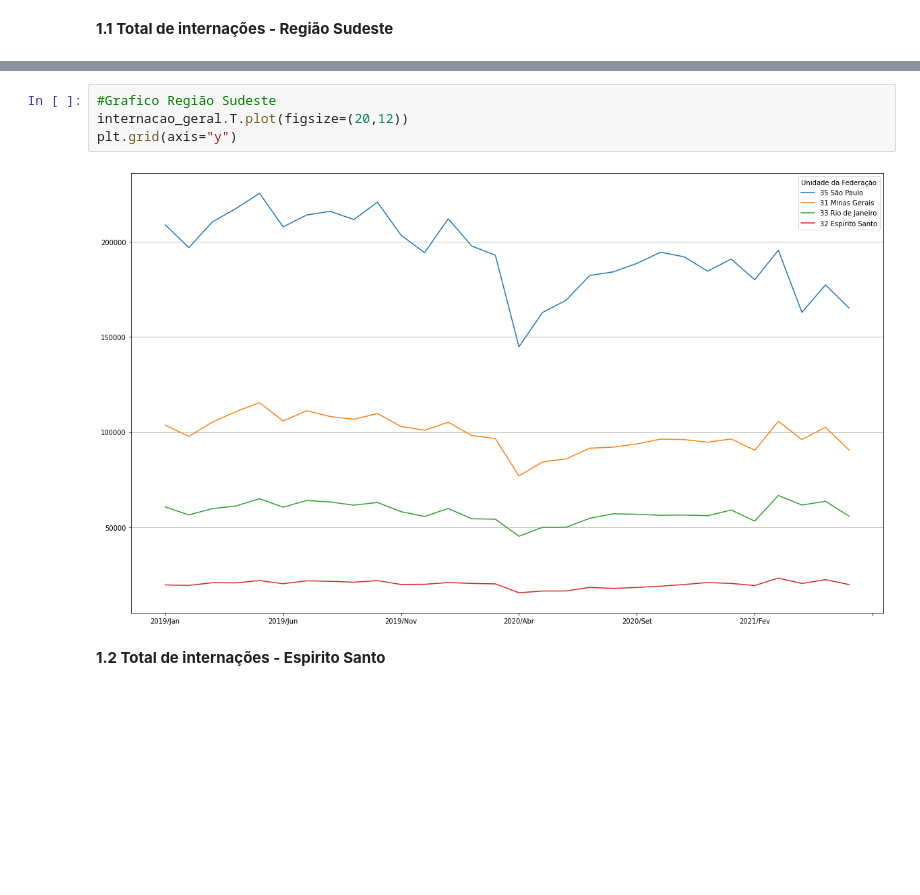
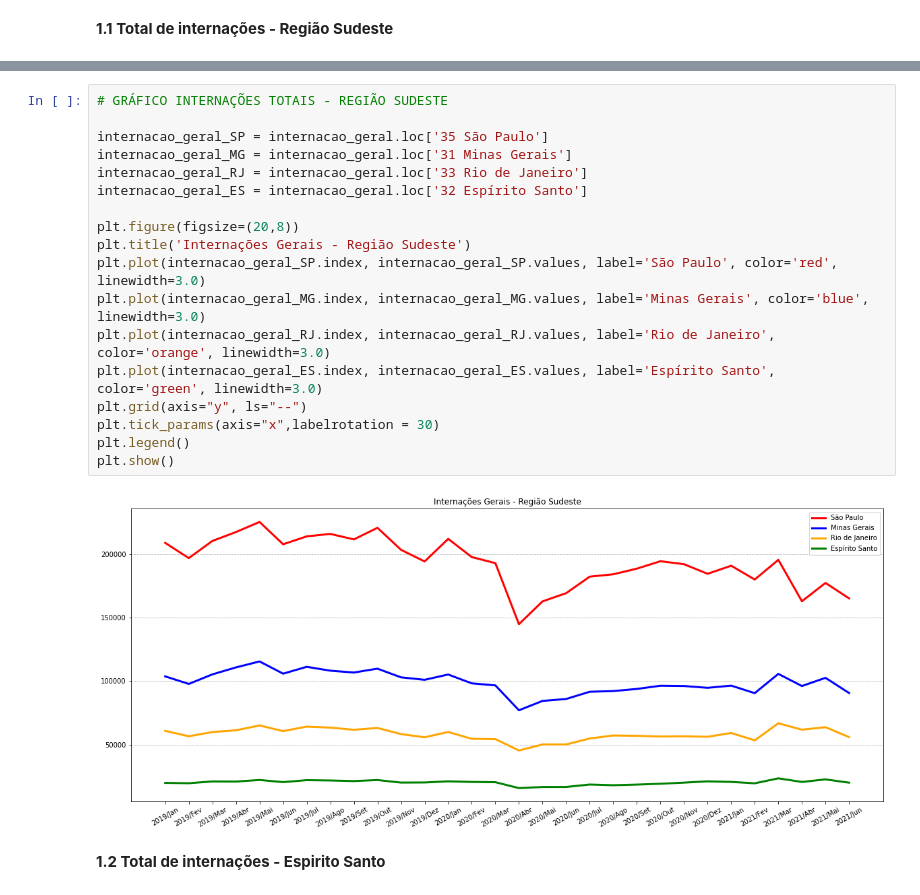
Before and after one commit to jhonnyribeiro/bootcamp-data-science, a Jupyter notebook: desafio_modulo_01.ipynb, the cells around one changed output, grey strips where cells are left out. Drawn from its saved outputs; the diff is of its cells as text; blank space fills up the shorter version.

```diff
--- a/desafio_modulo_01.ipynb
+++ b/desafio_modulo_01.ipynb
@@ -39,11 +41,25 @@ internacao_geral
 | 31 Minas Gerais | 103677 | 97752 | 105283 | 110778 | 115484 | 105842 | 111252 | 108185 | 106752 | ... |
 | 33 Rio de Janeiro | 60726 | 56487 | 59816 | 61194 | 65012 | 60559 | 64086 | 63308 | 61608 | ... |
 | 32 Espírito Santo | 19712 | 19457 | 20873 | 20786 | 22009 | 20339 | 21868 | 21615 | 21152 | ... |
-# %%
-#Grafico Região Sudeste
-internacao_geral.T.plot(figsize=(20,12))
-plt.grid(axis="y")
-# %% [output]
-[figure, removed]
+# %%
+# GRÁFICO INTERNAÇÕES TOTAIS - REGIÃO SUDESTE
+
+internacao_geral_SP = internacao_geral.loc['35 São Paulo']
+internacao_geral_MG = internacao_geral.loc['31 Minas Gerais']
+internacao_geral_RJ = internacao_geral.loc['33 Rio de Janeiro']
+internacao_geral_ES = internacao_geral.loc['32 Espírito Santo']
+
+plt.figure(figsize=(20,8))
+plt.title('Internações Gerais - Região Sudeste')
+plt.plot(internacao_geral_SP.index, internacao_geral_SP.values, label='São Paulo', color='red', linewidth=3.0)
+plt.plot(internacao_geral_MG.index, internacao_geral_MG.values, label='Minas Gerais', color='blue', linewidth=3.0)
+plt.plot(internacao_geral_RJ.index, internacao_geral_RJ.values, label='Rio de Janeiro', color='orange', linewidth=3.0)
+plt.plot(internacao_geral_ES.index, internacao_geral_ES.values, label='Espírito Santo', color='green', linewidth=3.0)
+plt.grid(axis="y", ls="--")
+plt.tick_params(axis="x",labelrotation = 30)
+plt.legend()
+plt.show()
+# %% [output]
+[figure, added]
 # %% [markdown]
 **1.2 Total de internações - Espirito Santo**
```
Also changed, not shown: parts of 27 cells of this notebook.
